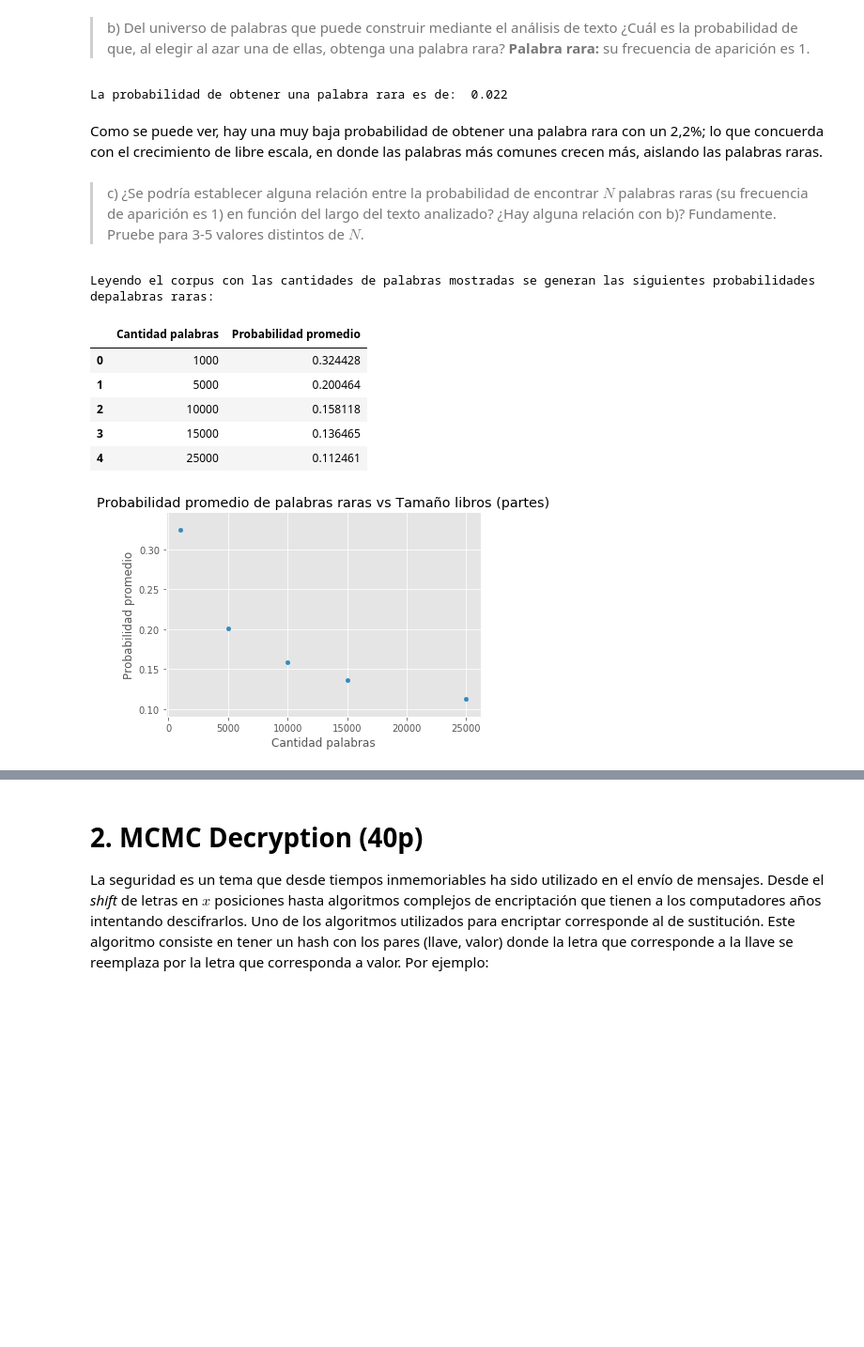
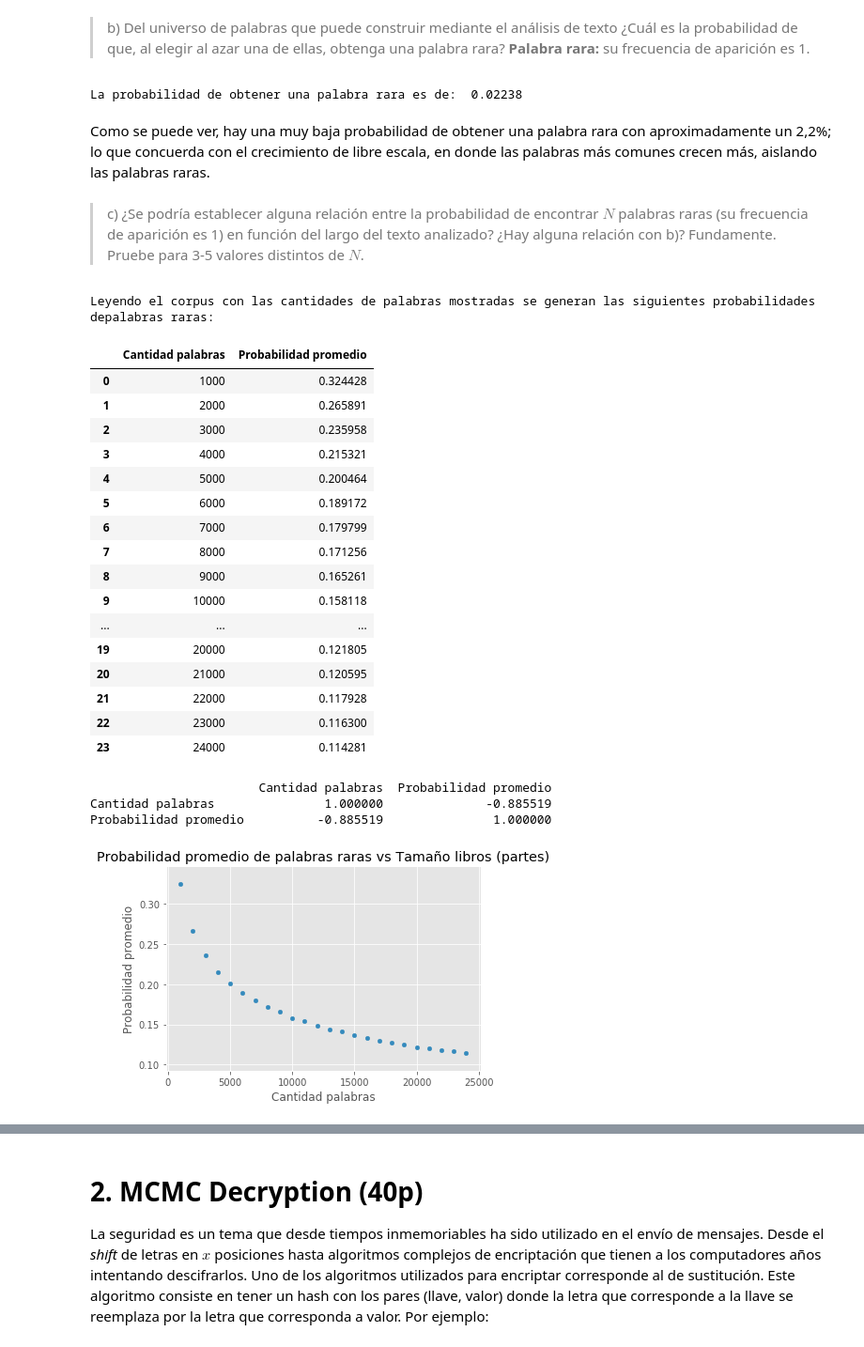
Before and after one commit to dmedelba/Lab3-Estaca, a Jupyter notebook: Laboratorio 3.ipynb, the cells around one changed output, grey strips where cells are left out. Shown at 94% size. Drawn from its saved outputs; the diff is of its cells as text; code cells hidden in the pictures; blank space fills up the shorter version.

Commit message:
update p1 con nueva cantidad de palabras

```diff
--- a/Laboratorio 3.ipynb
+++ b/Laboratorio 3.ipynb
@@ -121,22 +121,24 @@ for palabra in cuenta_palabras:
         cuenta_rara += 1
     total += cuenta_pal_actual
 
-probabilidad = round(cuenta_rara/total, 3)
+probabilidad = round(cuenta_rara/total, 5)
 print('La probabilidad de obtener una palabra rara es de: ', probabilidad)
 # %% [output]
-La probabilidad de obtener una palabra rara es de:  0.022
+La probabilidad de obtener una palabra rara es de:  0.02238
 # %% [markdown]
-Como se puede ver, hay una muy baja probabilidad de obtener una palabra rara con un 2,2%; lo que concuerda con el crecimiento de libre escala, en donde las palabras más comunes crecen más, aislando las palabras raras.
+Como se puede ver, hay una muy baja probabilidad de obtener una palabra rara con aproximadamente un 2,2%; lo que concuerda con el crecimiento de libre escala, en donde las palabras más comunes crecen más, aislando las palabras raras.
 # %% [markdown]
 > c) ¿Se podría establecer alguna relación entre la probabilidad de encontrar $N$ palabras raras (su frecuencia de aparición es 1) en función del largo del texto analizado? ¿Hay alguna relación con b)? Fundamente. Pruebe para 3-5 valores distintos de $N$.
 # %%
 def cuentaPalabras(tamPalabras):
     cuenta_parte = dict()
     palabrasLeidas = 0
+    total = 0
     probabilidades = list()
     corpus = open('./corpus.txt', 'r')
     for linea in corpus:
         for palabra in linea.split():
+            total+=1
             # Contabilizar palabras
             if palabra in cuenta_parte:
                 cuenta_parte[palabra] += 1
@@ -153,36 +155,51 @@ def cuentaPalabras(tamPalabras):
                     cuenta_pal_actual = cuenta_parte[palabra]
                     if cuenta_pal_actual == 1:
                         cuenta_rara += 1
                     total += cuenta_pal_actual
                 # Calcular resultado
                 probabilidades.append(cuenta_rara/total)
                 # Resetear variables
                 cuenta_parte.clear()
                 palabrasLeidas = 0
     corpus.close()
     df_probs = pd.DataFrame(probabilidades, columns = ['Probabilidad'])
     return df_probs
 
 avgProbabilidades = list()
-largoPartesEnPalabras = [1000, 5000, 10000, 15000, 25000]
+#largoPartesEnPalabras = [1000, 5000, 10000, 15000, 25000]
+largoPartesEnPalabras = range(1000, 25000, 1000)
 for tamano in largoPartesEnPalabras:
     average = cuentaPalabras(tamano).mean()[0]
     avgProbabilidades.append(average)
 df_prob_tam = pd.DataFrame()
 df_prob_tam['Cantidad palabras'] = largoPartesEnPalabras
 df_prob_tam['Probabilidad promedio'] = avgProbabilidades
 print("Leyendo el corpus con las cantidades de palabras mostradas se generan las siguientes probabilidades depalabras raras:")
 display(df_prob_tam)
 
 df_prob_tam.plot.scatter(x='Cantidad palabras', y='Probabilidad promedio',
                          title= "Probabilidad promedio de palabras raras vs Tamaño libros (partes)");
 print(df_prob_tam.corr())
 # %% [output]
 Leyendo el corpus con las cantidades de palabras mostradas se generan las siguientes probabilidades depalabras raras:
 |  | Cantidad palabras | Probabilidad promedio |
 | 0 | 1000 | 0.324428 |
-| 1 | 5000 | 0.200464 |
-| 2 | 10000 | 0.158118 |
-| 3 | 15000 | 0.136465 |
-| 4 | 25000 | 0.112461 |
+| 1 | 2000 | 0.265891 |
+| 2 | 3000 | 0.235958 |
+| 3 | 4000 | 0.215321 |
+| 4 | 5000 | 0.200464 |
+| 5 | 6000 | 0.189172 |
+| 6 | 7000 | 0.179799 |
+| 7 | 8000 | 0.171256 |
+| 8 | 9000 | 0.165261 |
+| 9 | 10000 | 0.158118 |
+| ... | ... | ... |
+| 19 | 20000 | 0.121805 |
+| 20 | 21000 | 0.120595 |
+| 21 | 22000 | 0.117928 |
+| 22 | 23000 | 0.116300 |
+| 23 | 24000 | 0.114281 |
+                       Cantidad palabras  Probabilidad promedio
+Cantidad palabras               1.000000              -0.885519
+Probabilidad promedio          -0.885519               1.000000
-[figure, old version]
+[figure, new version]
```
Also changed, not shown: parts of 4 cells of this notebook.
